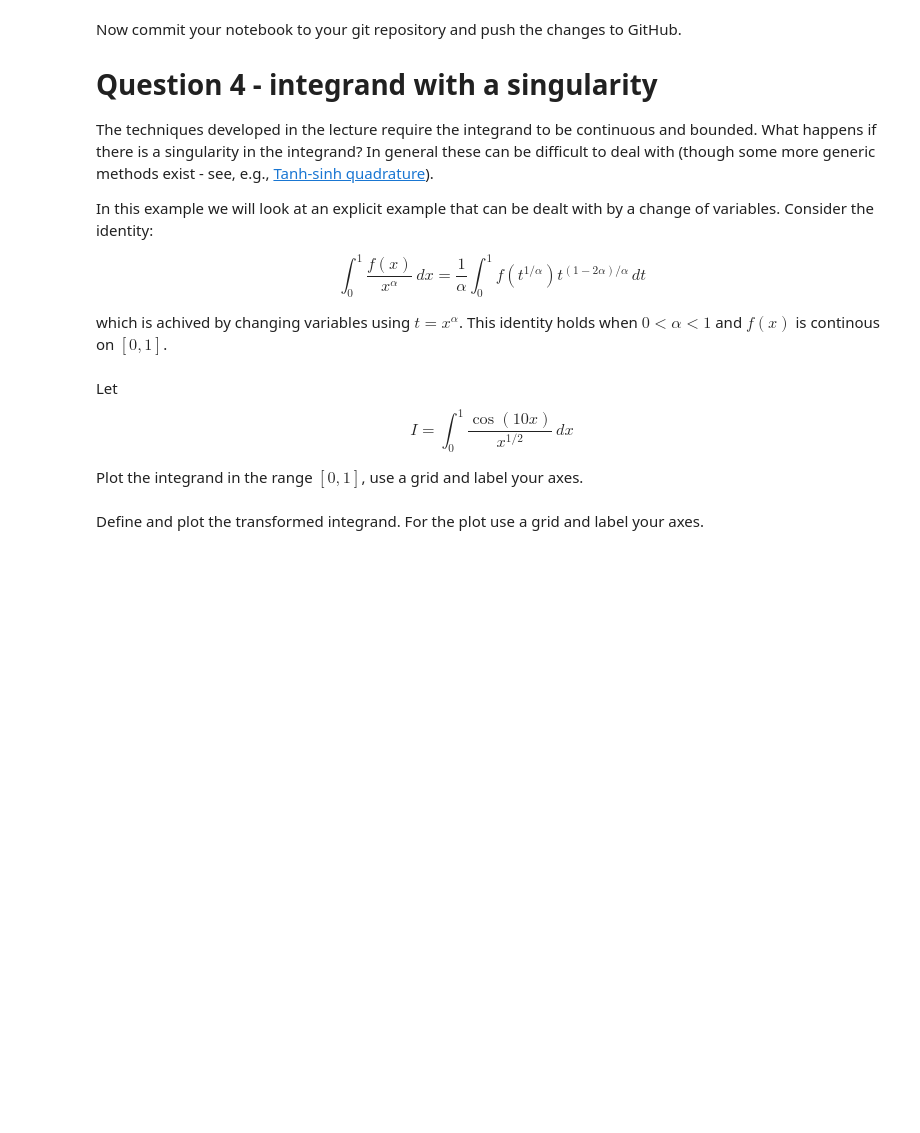
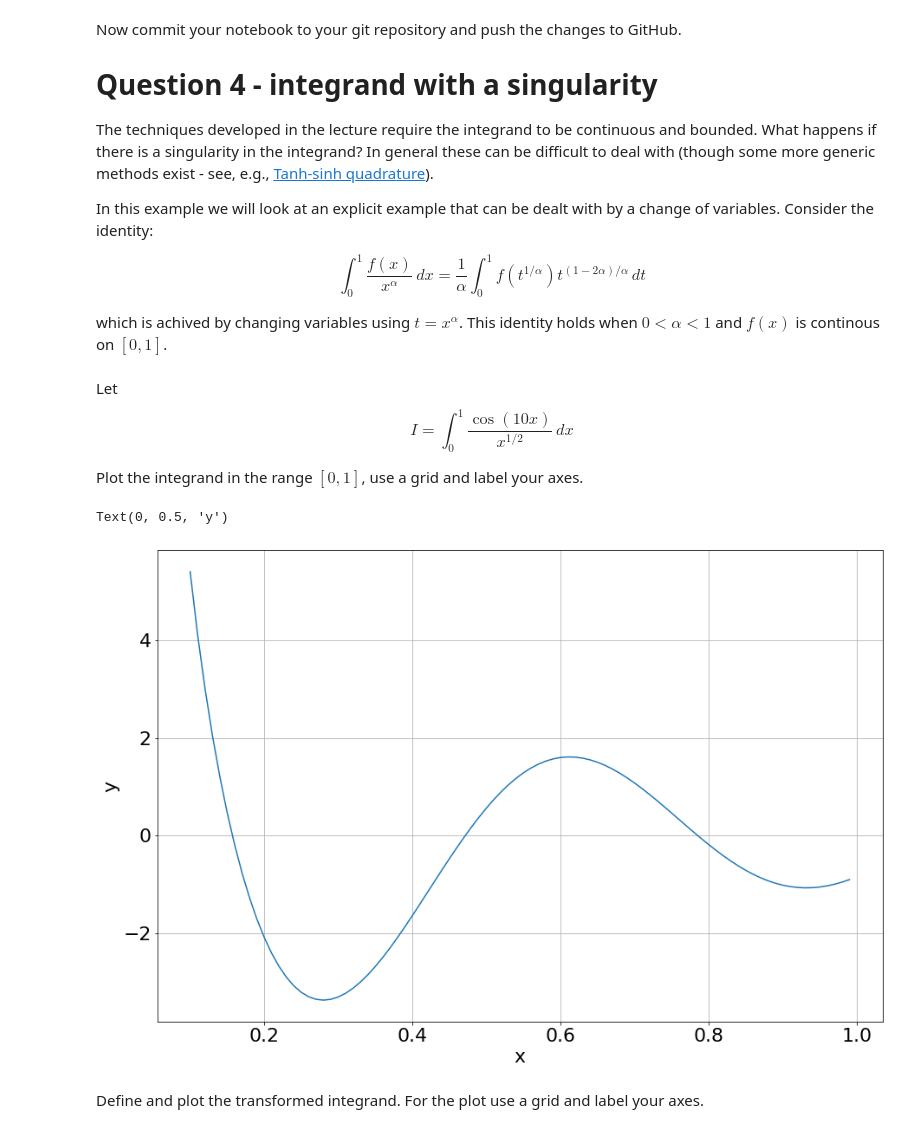
Before and after one commit to Kristian-Mele/ACM20030Assignments, a Jupyter notebook: ACM20030-Assignment-4.ipynb, the cells around one changed output. Drawn from its saved outputs; the diff is of its cells as text; code cells hidden in the pictures; blank space fills up the shorter version.

```diff
--- a/ACM20030-Assignment-4.ipynb
+++ b/ACM20030-Assignment-4.ipynb
@@ -145,3 +183,9 @@ Write a function that numerically integrates another function using Boole's rule
 Test your function by evaluating the following using 100 strips.
 
 $$ \int_0^\pi \sin(x)\,dx $$
+# %%
+def f(x):
+    return np.sin(x)
+
+ans=BooleRule(f,0,np.pi,100) #Not getting different values when I change the number of strips
+print(ans)
@@ -149,3 +195,22 @@ $$ \int_0^\pi \sin(x)\,dx $$
 ## Q3 b
 
 For Boole's rule show that the global error scales as $\Delta x^6$. The below plot shows a $\Delta x^6$ reference line.
+# %%
+Nvalues=np.arange(10,51,1)
+value=np.array([])
+for numbers in Nvalues: #First failed attempt with for loop
+    BooleRule(f,0,np.pi,numbers)
+    value=np.append(value,BooleRule(f,0,np.pi,numbers))
+# %%
+Nvalues=np.array([10,15,20,25,30,35,40,45,50])
+value=np.array([])
+for numbers in Nvalues:
+    BooleRule(f,0,np.pi,numbers)
+    value=np.append(value,BooleRule(f,0,np.pi,numbers)) #Storing all the values in an array, not getting different values
+
+
+result=integrate.quad(f,0,np.pi)
+print(value)
+exactresult=result[0]
+error=value-exactresult
+print(exactresult)
@@ -176,5 +246,21 @@ Let
 $$I = \int^1_0 \frac{\cos(10x)}{x^{1/2}}\,dx $$
 
 Plot the integrand in the range $[0,1]$, use a grid and label your axes.
+# %%
+def integrand(x):
+    return np.cos(10*x)/x**1/2
+
+x=np.arange(0.1,1,0.01)
+y=np.array([])
+for numbers in x:
+    y=np.append(y,integrand(numbers))
+
+plt.plot(x,realy)
+plt.grid(True)
+plt.xlabel("x")
+plt.ylabel("y")
+# %% [output]
+Text(0, 0.5, 'y')
+[figure, added]
 # %% [markdown]
 Define and plot the transformed integrand. For the plot use a grid and label your axes.
```
Also changed, not shown: parts of 12 cells of this notebook.
